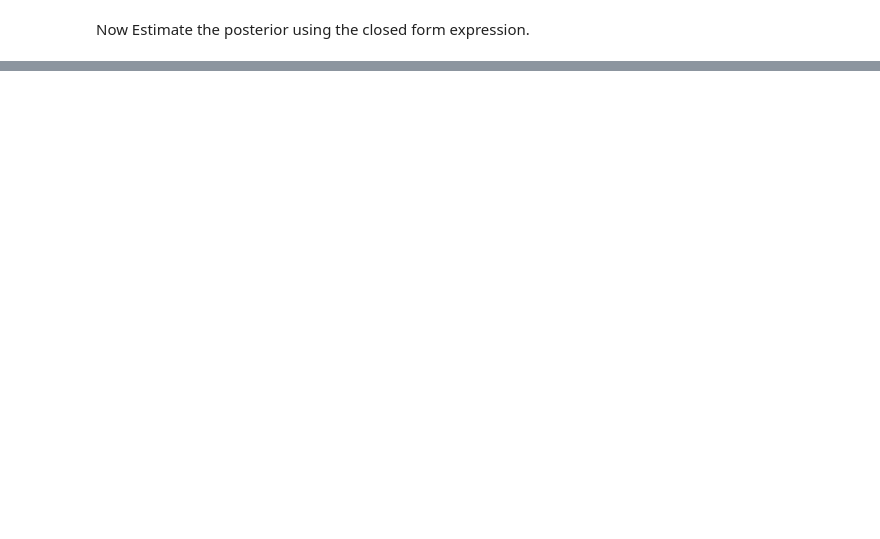
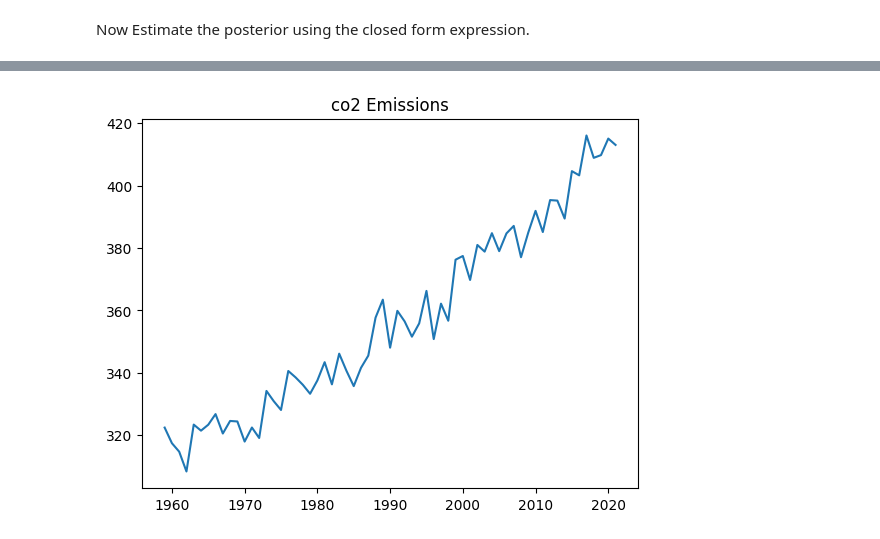
Before and after one commit to arjun8009/Python-Exeter, a Jupyter notebook: Multi Objective Optimization/Bayesian_inference_normal_distribution_workshop.ipynb, the cells around one changed output, grey strips where cells are left out. Cells and saved outputs as stored; diff of their text form; code cells hidden in the pictures; blank space fills up the shorter version.

```diff
--- a/Multi Objective Optimization/Bayesian_inference_normal_distribution_workshop.ipynb
+++ b/Multi Objective Optimization/Bayesian_inference_normal_distribution_workshop.ipynb
@@ -60,0 +63,4 @@ plt.show()
+# %%
+import pandas as pd
+data = pd.read_csv('Co2_data_set.csv')
+data.head()
@@ -60,0 +89,6 @@ plt.show()
+# %%
+plt.plot(data['# year'],data['co2'])
+plt.title('co2 Emissions')
+plt.show()
+# %% [output]
+[figure, added]
```
Also changed, not shown: parts of 15 cells of this notebook.
